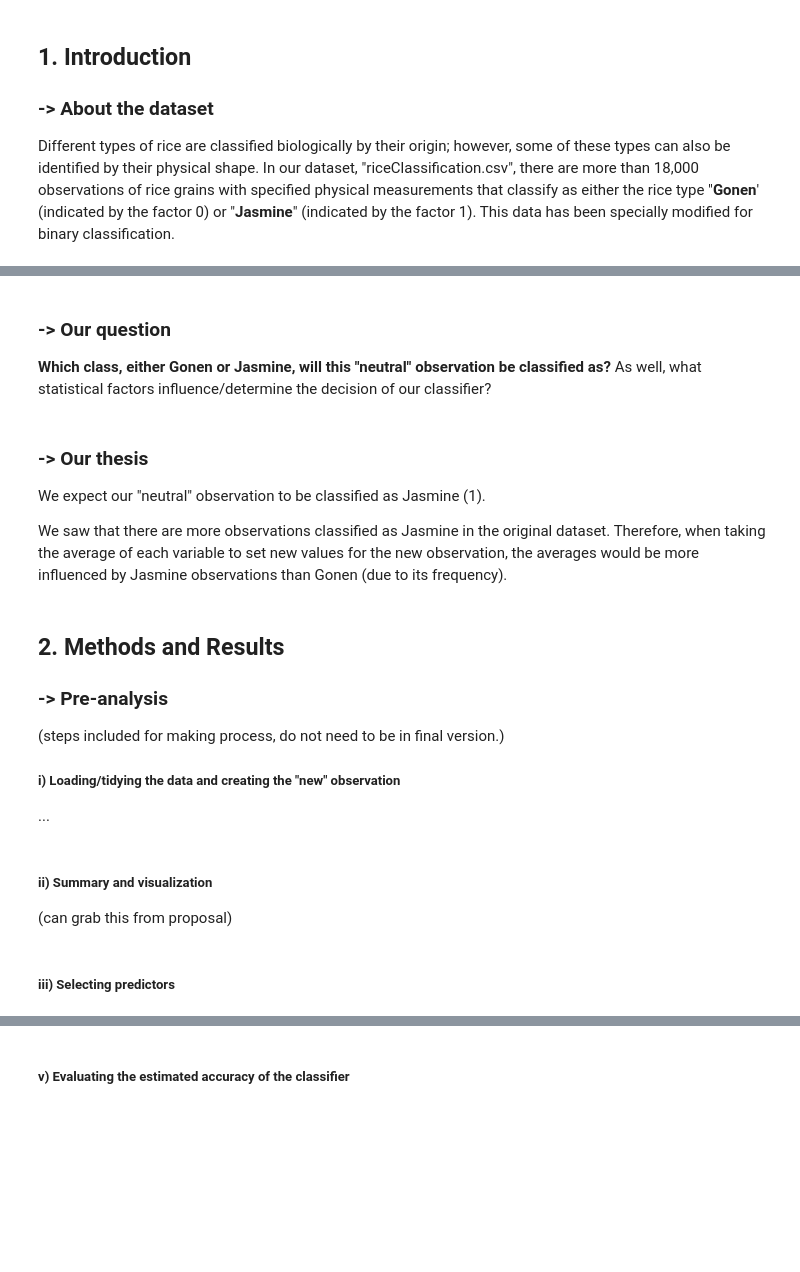
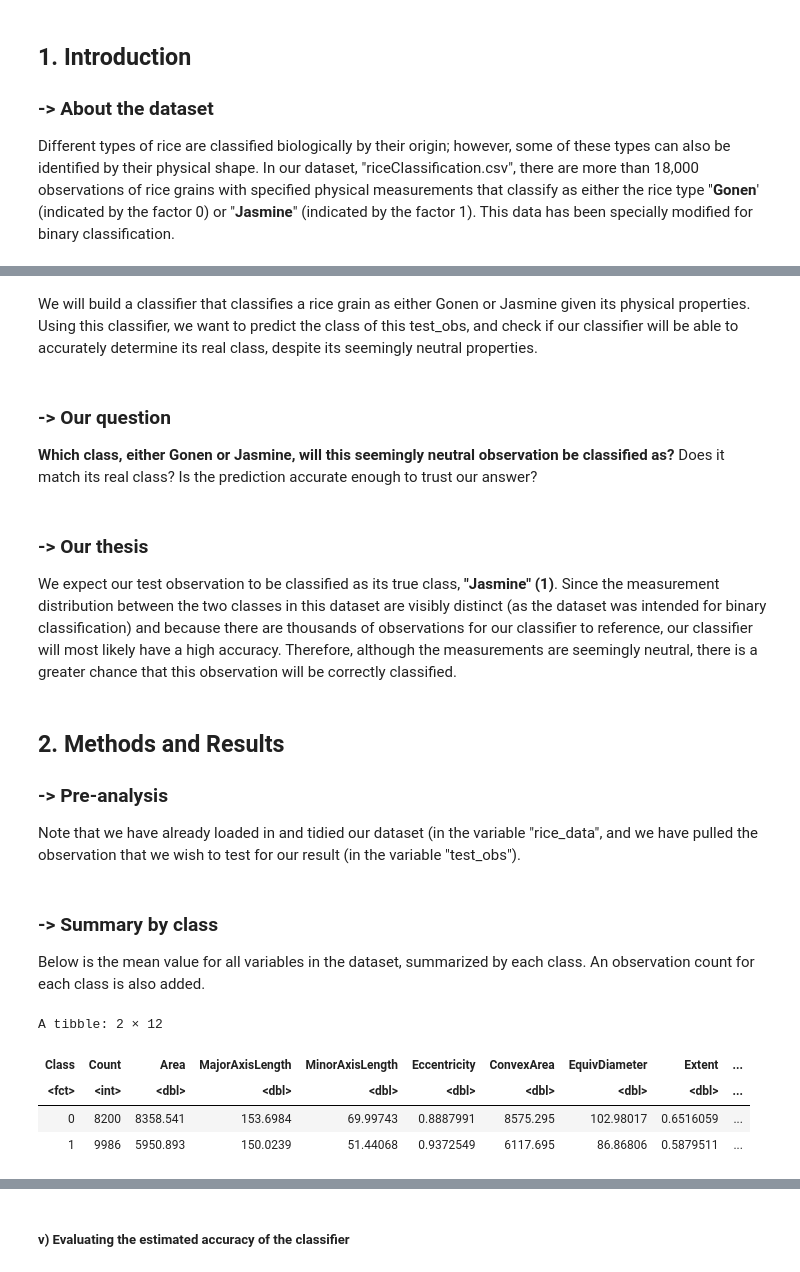
Before and after one commit to sean-prk/dsci-group-project-report, a Jupyter notebook: project.ipynb, the cells around one changed output, grey strips where cells are left out. Drawn from its saved outputs; the diff is of its cells as text; code cells hidden in the pictures; blank space fills up the shorter version.

Commit message:
done up to accuracy testing

```diff
--- a/project.ipynb
+++ b/project.ipynb
@@ -72,26 +66,31 @@ We will build a classifier that classifies a rice grain as either Gonen or Jasmi
+# %% [markdown]
+We will build a classifier that classifies a rice grain as either Gonen or Jasmine given its physical properties. Using this classifier, we want to predict the class of this test_obs, and check if our classifier will be able to accurately determine its real class, despite its seemingly neutral properties.
 # %% [markdown]
 ### -> Our question
-**Which class, either Gonen or Jasmine, will this "neutral" observation be classified as?**
-As well, what statistical factors influence/determine the decision of our classifier?
+**Which class, either Gonen or Jasmine, will this seemingly neutral observation be classified as?**
+Does it match its real class? Is the prediction accurate enough to trust our answer?
 # %% [markdown]
 ### -> Our thesis
 
-We expect our "neutral" observation to be classified as Jasmine (1).
-
-We saw that there are more observations classified as Jasmine in the original dataset. Therefore, when taking the average of each variable to set new values for the new observation, the averages would be more influenced by Jasmine observations than Gonen (due to its frequency).
+We expect our test observation to be classified as its true class, **"Jasmine" (1)**. Since the measurement distribution between the two classes in this dataset are visibly distinct (as the dataset was intended for binary classification) and because there are thousands of observations for our classifier to reference, our classifier will most likely have a high accuracy. Therefore, although the measurements are seemingly neutral, there is a greater chance that this observation will be correctly classified.
 # %% [markdown]
 ## 2. Methods and Results
 
 ### -> Pre-analysis
 
-(steps included for making process, do not need to be in final version.)
-
-##### i) Loading/tidying the data and creating the "new" observation
-
-...
+Note that we have already loaded in and tidied our dataset (in the variable "rice_data", and we have pulled the observation that we wish to test for our result (in the variable "test_obs").
-# %% [markdown]
-##### ii) Summary and visualization
-
-(can grab this from proposal)
-# %% [markdown]
-##### iii) Selecting predictors
+# %% [markdown]
+### -> Summary by class
+
+Below is the mean value for all variables in the dataset, summarized by each class. An observation count for each class is also added.
+# %%
+rice_summary <- rice_data |>
+    group_by(Class) |>
+    summarize(Count = n(), across(c(Area:AspectRation), ~ mean(.x, na.rm = TRUE)))
+rice_summary
+# %% [output]
+A tibble: 2 × 12
+| Class | Count | Area | MajorAxisLength | MinorAxisLength | Eccentricity | ConvexArea | EquivDiameter | Extent | ... |
+| <fct> | <int> | <dbl> | <dbl> | <dbl> | <dbl> | <dbl> | <dbl> | <dbl> | ... |
+| 0 | 8200 | 8358.541 | 153.6984 | 69.99743 | 0.8887991 | 8575.295 | 102.98017 | 0.6516059 | ... |
+| 1 | 9986 | 5950.893 | 150.0239 | 51.44068 | 0.9372549 | 6117.695 | 86.86806 | 0.5879511 | ... |
```
Also changed, not shown: parts of 26 cells of this notebook.
